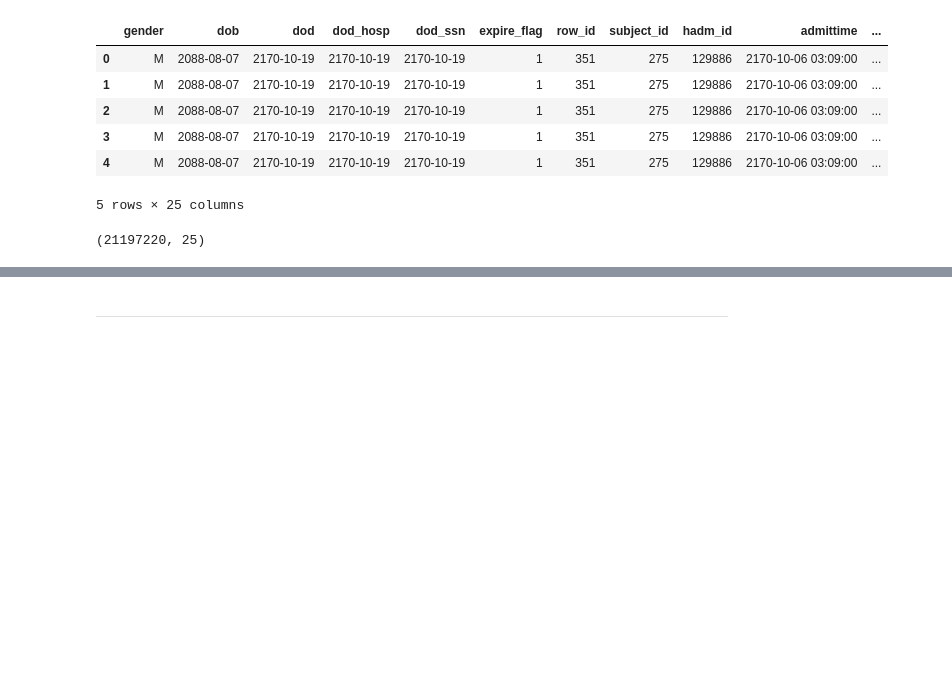
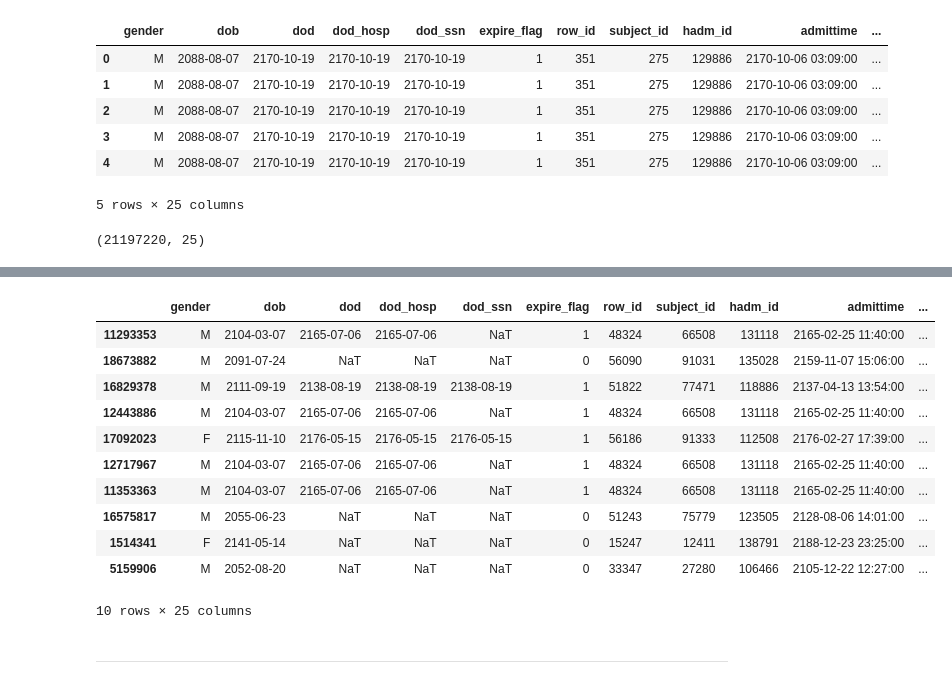
Before and after one commit to derek-y-lee/uclabiostat-thesis, a Jupyter notebook: predict_waitingtime_mimic.ipynb, the cells around one changed output, grey strips where cells are left out. Saved outputs shown, nothing was run; the diff lists cells and outputs as text; code cells hidden in the pictures; blank space fills up the shorter version.

```diff
--- a/predict_waitingtime_mimic.ipynb
+++ b/predict_waitingtime_mimic.ipynb
@@ -59,0 +58,11 @@ data = pd.read_sql('''SELECT * FROM public."thesis_data";''', engine)
+# %%
+from datetime import datetime
+
+start_time = datetime.now()
+
+import time
+
+data = pd.read_sql('''SELECT * FROM public."thesis_data";''', con=engine, chunksize=1000000)
+
+
+print('Time elapsed (hh:mm:ss.ms) {}'.format(datetime.now() - start_time))
@@ -74,2 +116,18 @@ data.shape
+# %%
+minidata = data.sample(10)
+minidata
+# %% [output]
+|  | gender | dob | dod | dod_hosp | dod_ssn | expire_flag | row_id | subject_id | hadm_id | admittime | ... |
+| 11293353 | M | 2104-03-07 | 2165-07-06 | 2165-07-06 | NaT | 1 | 48324 | 66508 | 131118 | 2165-02-25 11:40:00 | ... |
+| 18673882 | M | 2091-07-24 | NaT | NaT | NaT | 0 | 56090 | 91031 | 135028 | 2159-11-07 15:06:00 | ... |
+| 16829378 | M | 2111-09-19 | 2138-08-19 | 2138-08-19 | 2138-08-19 | 1 | 51822 | 77471 | 118886 | 2137-04-13 13:54:00 | ... |
+| 12443886 | M | 2104-03-07 | 2165-07-06 | 2165-07-06 | NaT | 1 | 48324 | 66508 | 131118 | 2165-02-25 11:40:00 | ... |
+| 17092023 | F | 2115-11-10 | 2176-05-15 | 2176-05-15 | 2176-05-15 | 1 | 56186 | 91333 | 112508 | 2176-02-27 17:39:00 | ... |
+| 12717967 | M | 2104-03-07 | 2165-07-06 | 2165-07-06 | NaT | 1 | 48324 | 66508 | 131118 | 2165-02-25 11:40:00 | ... |
+| 11353363 | M | 2104-03-07 | 2165-07-06 | 2165-07-06 | NaT | 1 | 48324 | 66508 | 131118 | 2165-02-25 11:40:00 | ... |
+| 16575817 | M | 2055-06-23 | NaT | NaT | NaT | 0 | 51243 | 75779 | 123505 | 2128-08-06 14:01:00 | ... |
+| 1514341 | F | 2141-05-14 | NaT | NaT | NaT | 0 | 15247 | 12411 | 138791 | 2188-12-23 23:25:00 | ... |
+| 5159906 | M | 2052-08-20 | NaT | NaT | NaT | 0 | 33347 | 27280 | 106466 | 2105-12-22 12:27:00 | ... |
+10 rows × 25 columns
 # %% [markdown]
 -----------------------------------------------------------------------
```
Also changed, not shown: parts of 12 cells of this notebook.
